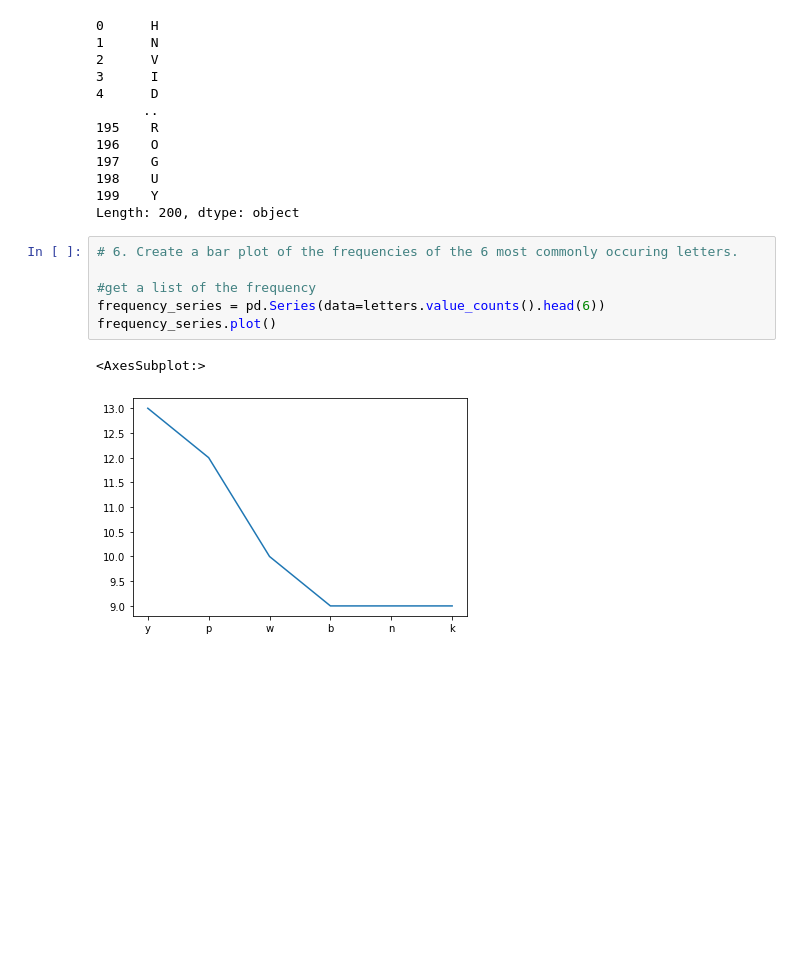
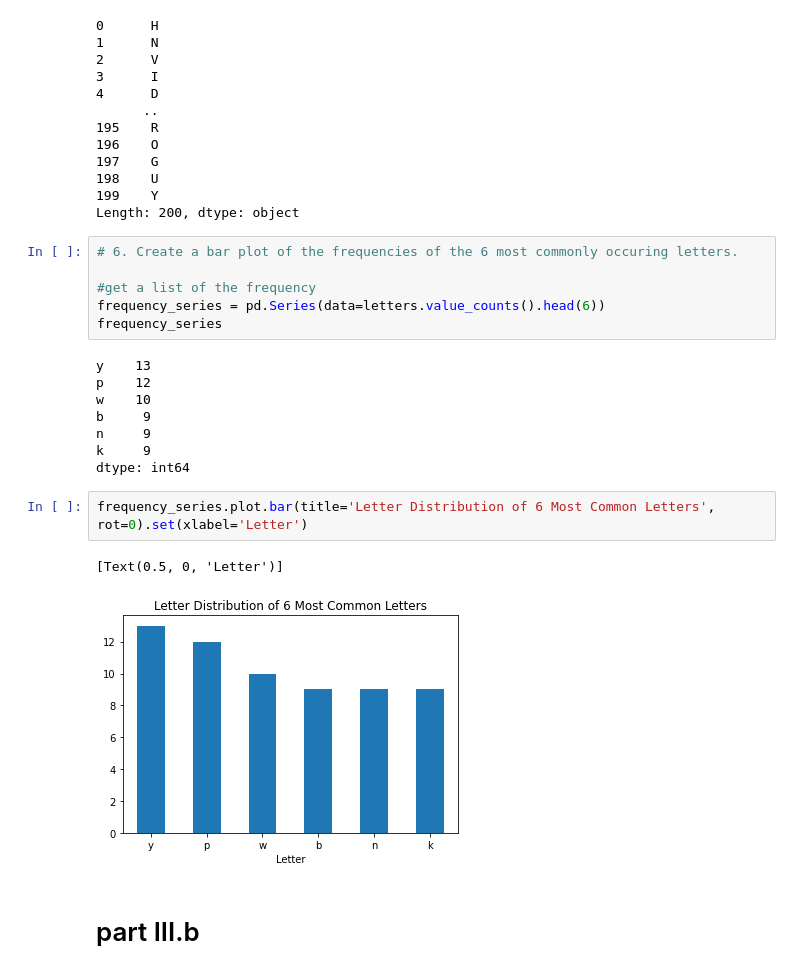
Before and after one commit to stephenfitzsimon/numpy-pandas-visualization-exercises, a Jupyter notebook: pandas_series.ipynb, the cells around one changed output. Cells and saved outputs as stored; diff of their text form; blank space fills up the shorter version.

Commit message:
first draft of pandas series obj ex

```diff
--- a/pandas_series.ipynb
+++ b/pandas_series.ipynb
@@ -311,7 +313,19 @@ Length: 200, dtype: object
 
 #get a list of the frequency
 frequency_series = pd.Series(data=letters.value_counts().head(6))
-frequency_series.plot()
+frequency_series
 # %% [output]
-<AxesSubplot:>
+y    13
+p    12
+w    10
+b     9
+n     9
+k     9
+dtype: int64
-[figure, removed]
+# %%
+frequency_series.plot.bar(title='Letter Distribution of 6 Most Common Letters', rot=0).set(xlabel='Letter')
+# %% [output]
+[Text(0.5, 0, 'Letter')]
+[figure, added]
+# %% [markdown]
+# part III.b
```
Also changed, not shown: parts of 32 cells of this notebook.
